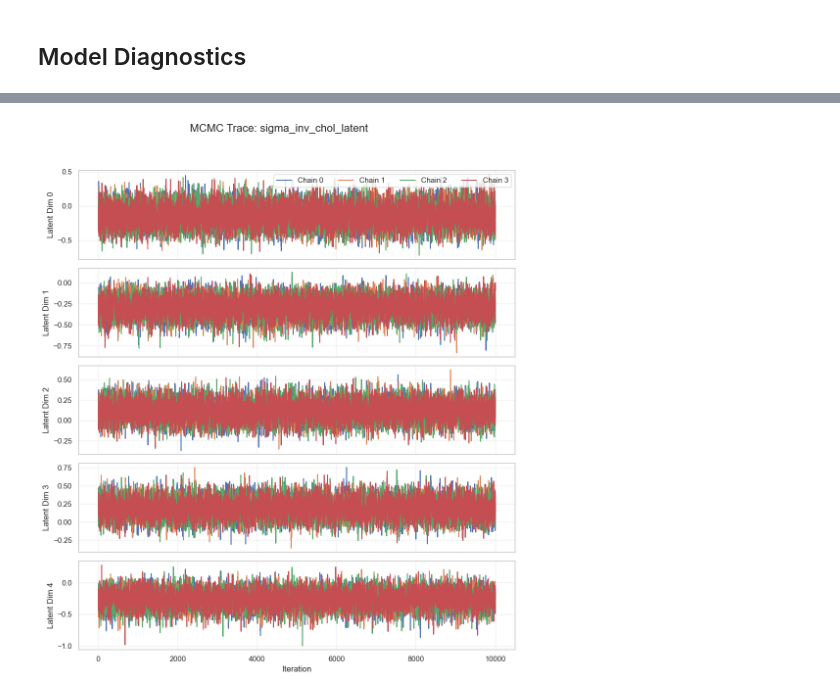
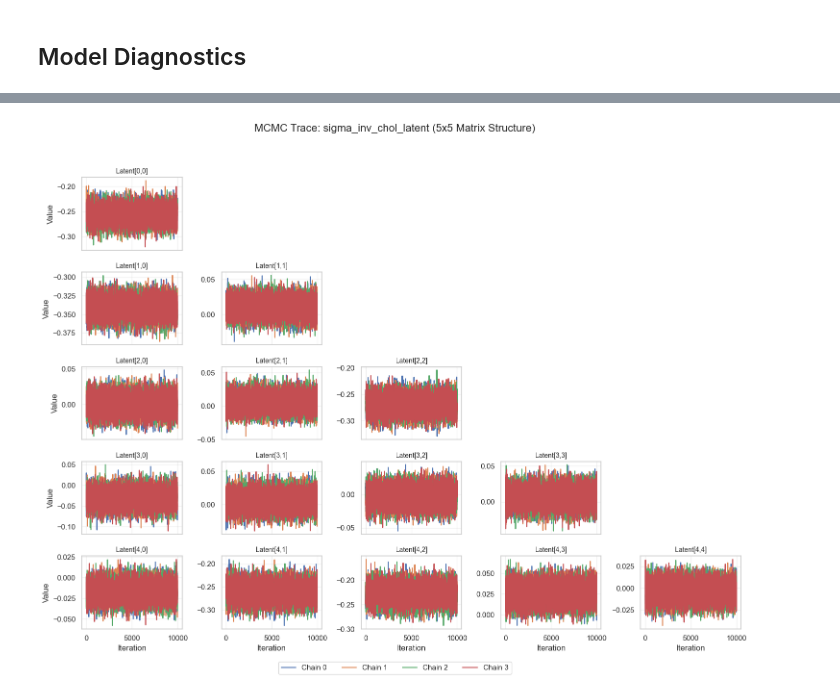
Before and after one commit to Paul-Jarschke/liesel_project, a Jupyter notebook: test_notebooks/HMNL_21_12_large_data_test.ipynb, the cells around one changed output, grey strips where cells are left out. Cells and saved outputs as stored; diff of their text form; code cells hidden in the pictures.

```diff
--- a/test_notebooks/HMNL_21_12_large_data_test.ipynb
+++ b/test_notebooks/HMNL_21_12_large_data_test.ipynb
@@ -245,26 +266,46 @@ Detailed Diagnostics: mu[4]
-# %%
-# 1. Get the latent samples
-# Shape: (chains, draws, 15)
-latent_samples = results.get_posterior_samples()["sigma_inv_chol_latent"]
-n_chains, n_draws, n_latent = latent_samples.shape
-
-# 2. Plot trace for a subset of the 15 latent parameters
-# Plotting 5 elements for readability
-fig, axes = plt.subplots(5, 1, figsize=(10, 12), sharex=True)
-
-for i in range(5):
-    for chain in range(n_chains):
-        axes[i].plot(latent_samples[chain, :, i], alpha=1, label=f"Chain {chain}")
-    axes[i].set_ylabel(f"Latent Dim {i}")
-    axes[i].grid(True, alpha=0.3)
-
-axes[0].legend(loc="upper right", ncol=n_chains)
-axes[-1].set_xlabel("Iteration")
-plt.suptitle("MCMC Trace: sigma_inv_chol_latent", fontsize=16)
-plt.tight_layout(rect=[0, 0.03, 1, 0.95])
-plt.show()
-# %% [output]
-[figure, removed]
+# %%
+# 1. Get the latent samples
+# Shape: (chains, draws, 15)
+latent_samples = results.get_posterior_samples()["sigma_inv_chol_latent"]
+n_chains, n_draws, n_latent = latent_samples.shape
+
+# 2. Setup a 5x5 grid
+fig, axes = plt.subplots(5, 5, figsize=(15, 12), sharex=True, sharey=False)
+
+# Counter to keep track of which of the 15 parameters we are plotting
+latent_idx = 0
+
+for i in range(5):        # Rows
+    for j in range(5):    # Columns
+        ax = axes[i, j]
+
+        # In a 5x5 lower triangular matrix, parameters exist only where i >= j
+        if i >= j and latent_idx < n_latent:
+            for chain in range(n_chains):
+                ax.plot(latent_samples[chain, :, latent_idx], alpha=1, label=f"Chain {chain}")
+
+            ax.set_title(f"Latent[{i},{j}]", fontsize=10)
+            latent_idx += 1
+        else:
+            # Hide axes for the upper triangle where there is no data
+            ax.axis('off')
+
+        # Grid and formatting
+        ax.grid(True, alpha=0.3)
+        if i == 4:
+            ax.set_xlabel("Iteration")
+        if j == 0:
+            ax.set_ylabel("Value")
+
+# Add a single legend for the whole figure
+handles, labels = axes[0, 0].get_legend_handles_labels()
+fig.legend(handles, labels, loc='lower center', ncol=n_chains, bbox_to_anchor=(0.5, 0.02))
+
+plt.suptitle("MCMC Trace: sigma_inv_chol_latent (5x5 Matrix Structure)", fontsize=16)
+plt.tight_layout(rect=[0, 0.05, 1, 0.95])
+plt.show()
+# %% [output]
+[figure, added]
 # %%
 # 1. Setup the bijector (must match the one in your model)
 bijector = tfb.FillScaleTriL()
```
Also changed, not shown: parts of 8 cells of this notebook, 5 other files.
